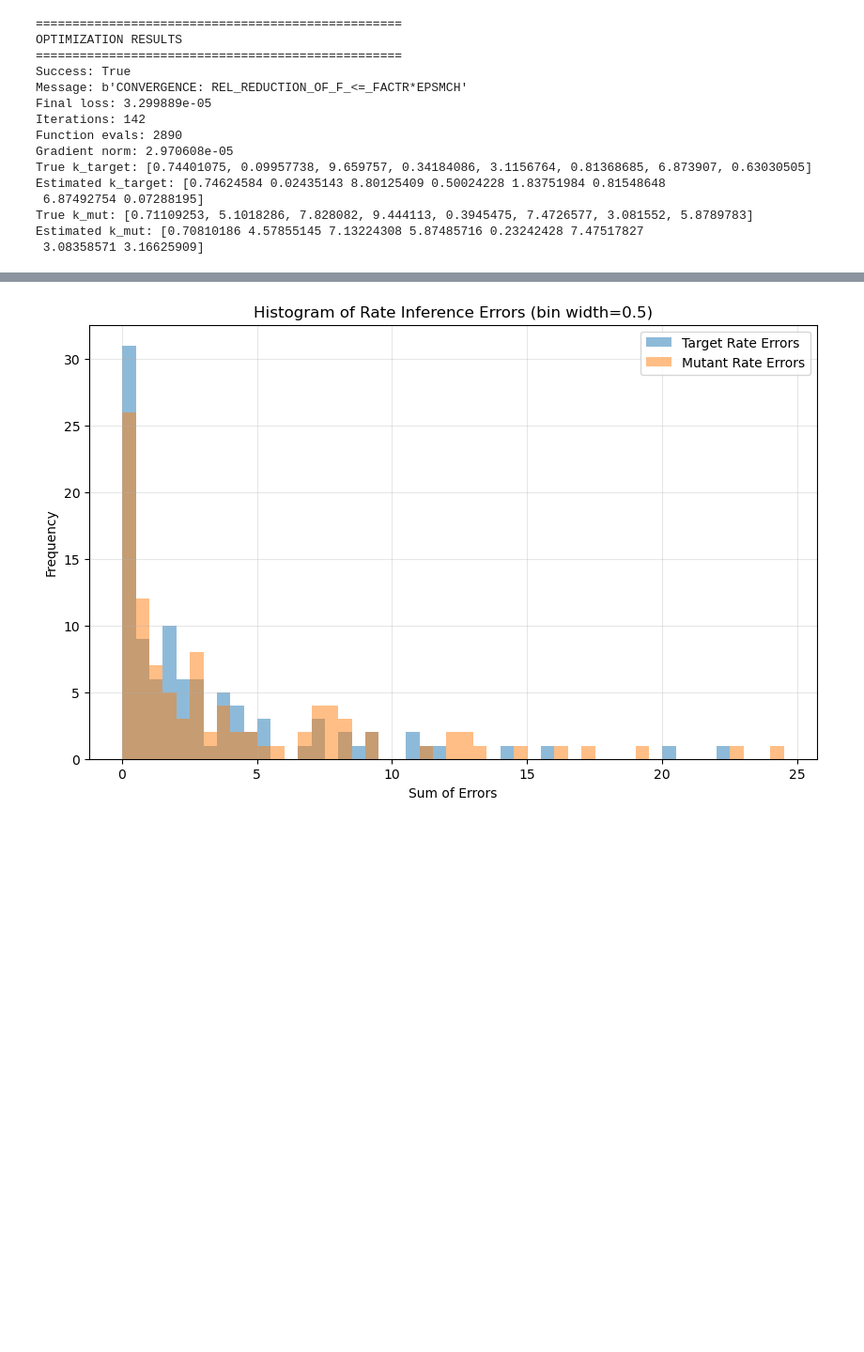
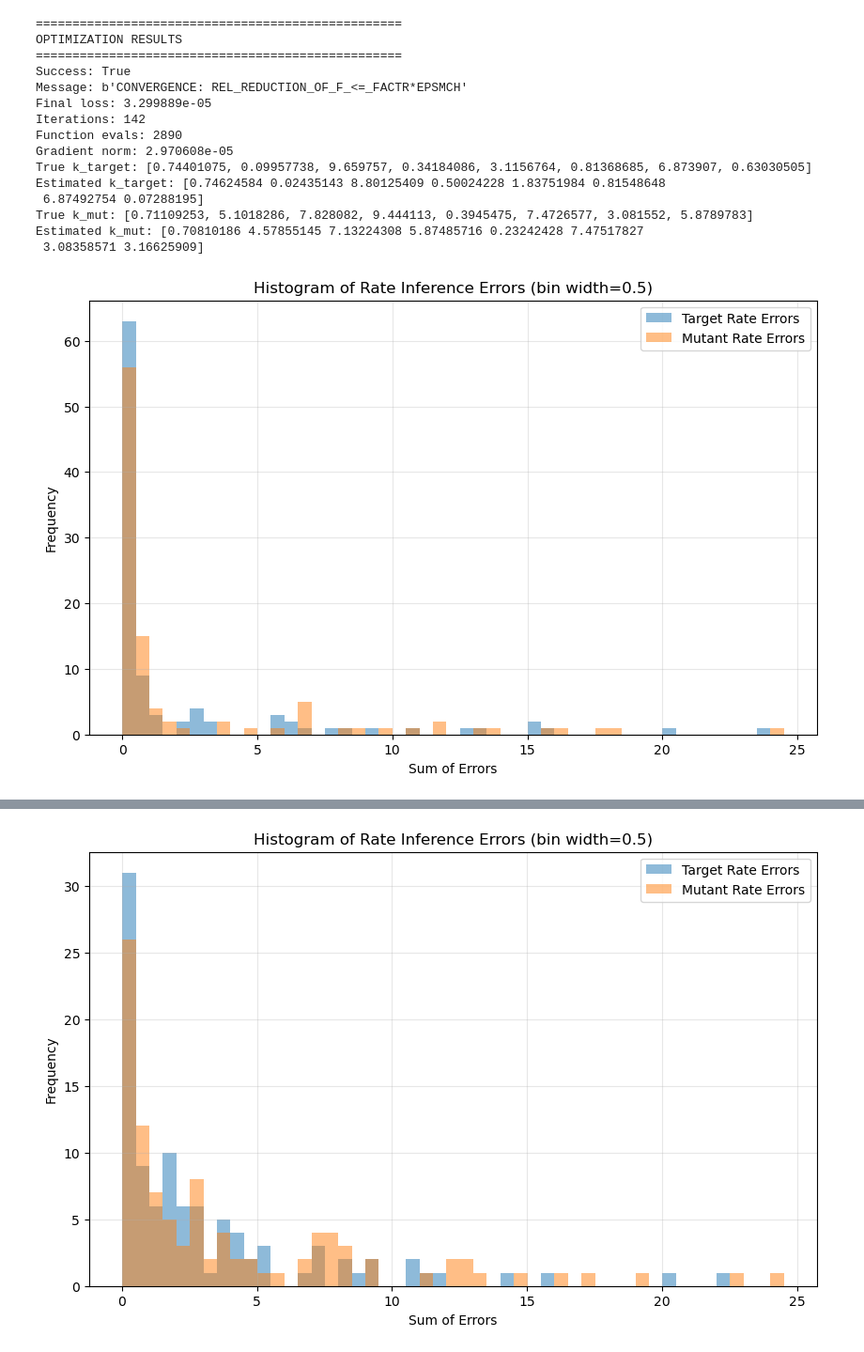
Before and after one commit to lamsoa729/Elektrum, a Jupyter notebook: theory_notebooks/05-infer_ring_parameters.ipynb, the cells around one changed output, grey strips where cells are left out. Shown at 94% size. Cells and saved outputs as stored; diff of their text form; code cells hidden in the pictures; blank space fills up the shorter version.

Commit message:
Finished creating parameter sets

```diff
--- a/theory_notebooks/05-infer_ring_parameters.ipynb
+++ b/theory_notebooks/05-infer_ring_parameters.ipynb
@@ -259,3 +259,100 @@ Estimated k_target: [0.74624584 0.02435143 8.80125409 0.50024228 1.83751984 0.81
 True k_mut: [0.71109253, 5.1018286, 7.828082, 9.444113, 0.3945475, 7.4726577, 3.081552, 5.8789783]
 Estimated k_mut: [0.70810186 4.57855145 7.13224308 5.87485716 0.23242428 7.47517827
  3.08358571 3.16625909]
+# %%
+import numpy as np
+import matplotlib.pyplot as plt
+
+dataset_file = "/Users/alamson/projects/Elektrum/theory_notebooks/ring_datasets_inferred_params.h5"
+
+with h5py.File(dataset_file, "r") as f:
+    rates = f['rates'][:]
+    n_reps = rates.shape[-1]
+
+    # Calculate errors
+    target_rate_errs = []
+    mut_rate_errs = []
+    rel_target_rate_errs = []
+    rel_mut_rate_errs = []
+
+    for i in range(n_reps):
+        target_rate_err = np.abs(rates[0, :, i] - rates[1, :, i])
+        mut_rate_err = np.abs(rates[2, :, i] - rates[3, :, i])
+
+        target_rate_errs.append(target_rate_err)
+        mut_rate_errs.append(mut_rate_err)
+        rel_target_rate_errs.append(target_rate_err / rates[1, :, i])
+        rel_mut_rate_errs.append(mut_rate_err / rates[3, :, i])
+
+# Calculate error sums
+trg_error_sums = [np.sum(errs) for errs in target_rate_errs]
+mut_error_sums = [np.sum(errs) for errs in mut_rate_errs]
+rel_trg_error_sums = [np.sum(errs) for errs in rel_target_rate_errs]
+rel_mut_error_sums = [np.sum(errs) for errs in rel_mut_rate_errs]
+
+# Forward/backward error sums
+fwd_error_sums = [np.sum(errs[::2]) for errs in target_rate_errs]
+bkwd_error_sums = [np.sum(errs[1::2]) for errs in target_rate_errs]
+mut_fwd_error_sums = [np.sum(errs[::2]) for errs in mut_rate_errs]
+mut_bkwd_error_sums = [np.sum(errs[1::2]) for errs in mut_rate_errs]
+
+# Define bin width
+BIN_WIDTH = 0.5
+
+# Plot 1: Absolute errors
+all_abs_errors = np.concatenate([trg_error_sums, mut_error_sums])
+abs_bins = np.arange(all_abs_errors.min(), all_abs_errors.max() + BIN_WIDTH, BIN_WIDTH)
+
+plt.figure(figsize=(10, 6))
+plt.hist(trg_error_sums, bins=abs_bins, alpha=0.5, label='Target Rate Errors')
+plt.hist(mut_error_sums, bins=abs_bins, alpha=0.5, label='Mutant Rate Errors')
+plt.xlabel('Sum of Errors')
+plt.ylabel('Frequency')
+plt.title(f'Histogram of Rate Inference Errors (bin width={BIN_WIDTH})')
+plt.legend()
+plt.grid(True, alpha=0.3)
+plt.show()
+
+# Plot 2: Relative errors
+all_rel_errors = np.concatenate([rel_trg_error_sums, rel_mut_error_sums])
+rel_bins = np.arange(all_rel_errors.min(), all_rel_errors.max() + BIN_WIDTH*.2, BIN_WIDTH*.2)
+
+plt.figure(figsize=(10, 6))
+plt.hist(rel_trg_error_sums, bins=rel_bins, alpha=0.5, label='Target Rate Errors')
+plt.hist(rel_mut_error_sums, bins=rel_bins, alpha=0.5, label='Mutant Rate Errors')
+plt.xlabel('Sum of Relative Errors')
+plt.ylabel('Frequency')
+plt.title(f'Histogram of Relative Rate Inference Errors (bin width={BIN_WIDTH*.2})')
+plt.legend()
+plt.grid(True, alpha=0.3)
+plt.show()
+
+# Plot 3: Forward/backward target errors
+all_fwd_bwd = np.concatenate([fwd_error_sums, bkwd_error_sums])
+fwd_bwd_bins = np.arange(all_fwd_bwd.min(), all_fwd_bwd.max() + BIN_WIDTH, BIN_WIDTH)
+
+plt.figure(figsize=(10, 6))
+plt.hist(fwd_error_sums, bins=fwd_bwd_bins, alpha=0.5, label='Forward Target Rate Errors')
+plt.hist(bkwd_error_sums, bins=fwd_bwd_bins, alpha=0.5, label='Backward Target Rate Errors')
+plt.xlabel('Sum of Errors')
+plt.ylabel('Frequency')
+plt.title(f'Histogram of Target Rate Inference Errors (bin width={BIN_WIDTH})')
+plt.legend()
+plt.grid(True, alpha=0.3)
+plt.show()
+
+# Plot 4: Forward/backward mutant errors
+all_mut_fwd_bwd = np.concatenate([mut_fwd_error_sums, mut_bkwd_error_sums])
+mut_fwd_bwd_bins = np.arange(all_mut_fwd_bwd.min(), all_mut_fwd_bwd.max() + BIN_WIDTH, BIN_WIDTH)
+
+plt.figure(figsize=(10, 6))
+plt.hist(mut_fwd_error_sums, bins=mut_fwd_bwd_bins, alpha=0.5, label='Forward Mutant Rate Errors')
+plt.hist(mut_bkwd_error_sums, bins=mut_fwd_bwd_bins, alpha=0.5, label='Backward Mutant Rate Errors')
+plt.xlabel('Sum of Errors')
+plt.ylabel('Frequency')
+plt.title(f'Histogram of Mutant Rate Inference Errors (bin width={BIN_WIDTH})')
+plt.legend()
+plt.grid(True, alpha=0.3)
+plt.show()
+# %% [output]
+[figure, added]
```
Also changed, not shown: parts of 1 cell of this notebook, 3 other files.
